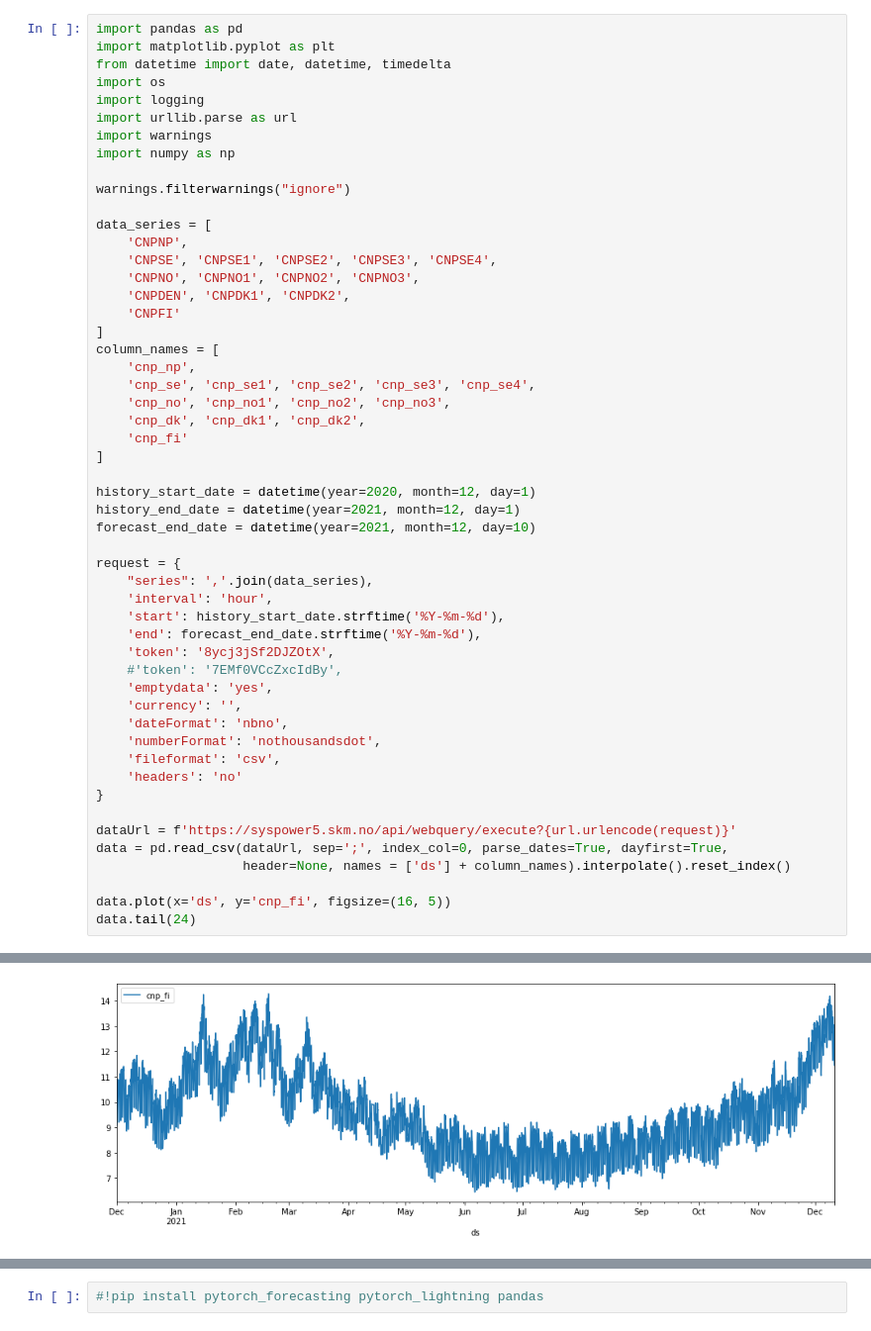
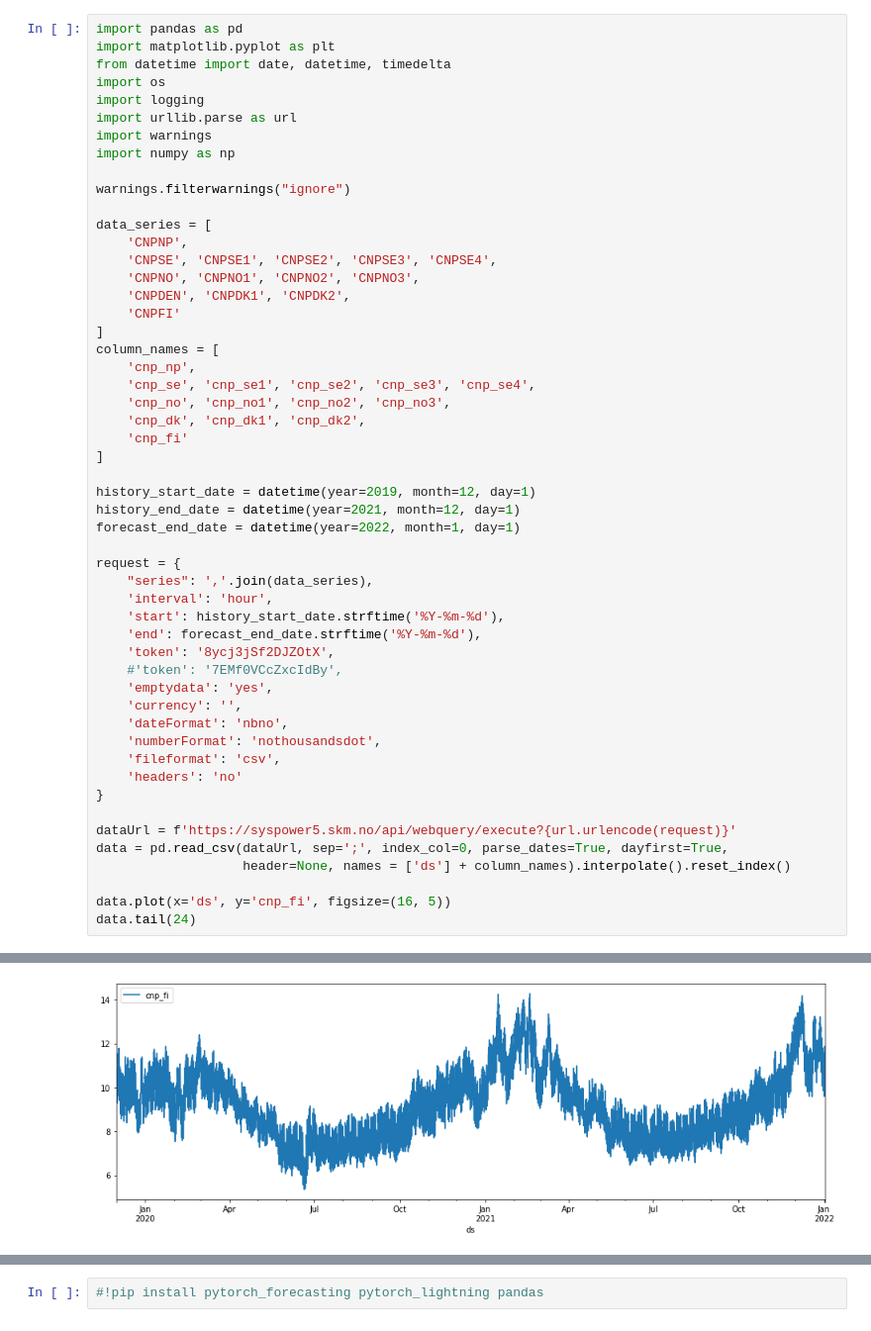
Before and after one commit to Skalolom/zone_cnp_forecasting, a Jupyter notebook: tft_forecasting_model.ipynb, the cells around one changed output, grey strips where cells are left out. Shown at 99% size. Saved outputs shown, nothing was run; the diff lists cells and outputs as text.

```diff
--- a/tft_forecasting_model.ipynb
+++ b/tft_forecasting_model.ipynb
@@ -25,9 +25,9 @@ column_names = [
     'cnp_fi'
 ]
 
-history_start_date = datetime(year=2020, month=12, day=1)
+history_start_date = datetime(year=2019, month=12, day=1)
 history_end_date = datetime(year=2021, month=12, day=1)
-forecast_end_date = datetime(year=2021, month=12, day=10)
+forecast_end_date = datetime(year=2022, month=1, day=1)
 
 request = {
     "series": ','.join(data_series),
@@ -71,4 +71,4 @@ data.tail(24)
-[figure, old version]
+[figure, new version]
 # %%
 data_series_exog = [
     'SMHITEMPFI_F', 'SMHITEMPSE_F', 'SMHITEMPNO_F', 'SMHITEMPNP_F', 'SMHITEMPDK_F'
```
Also changed, not shown: parts of 21 cells of this notebook.
